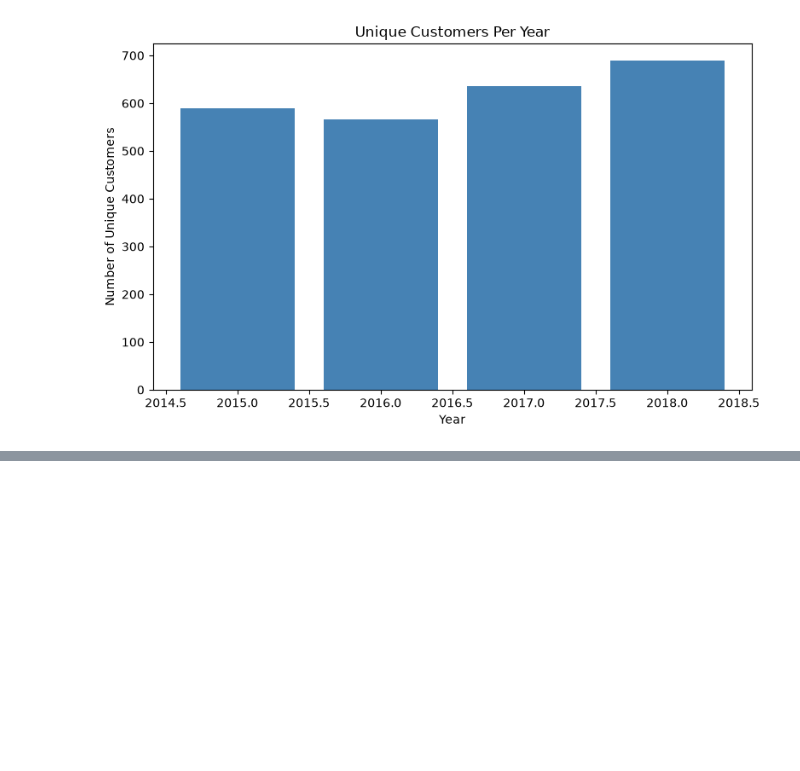
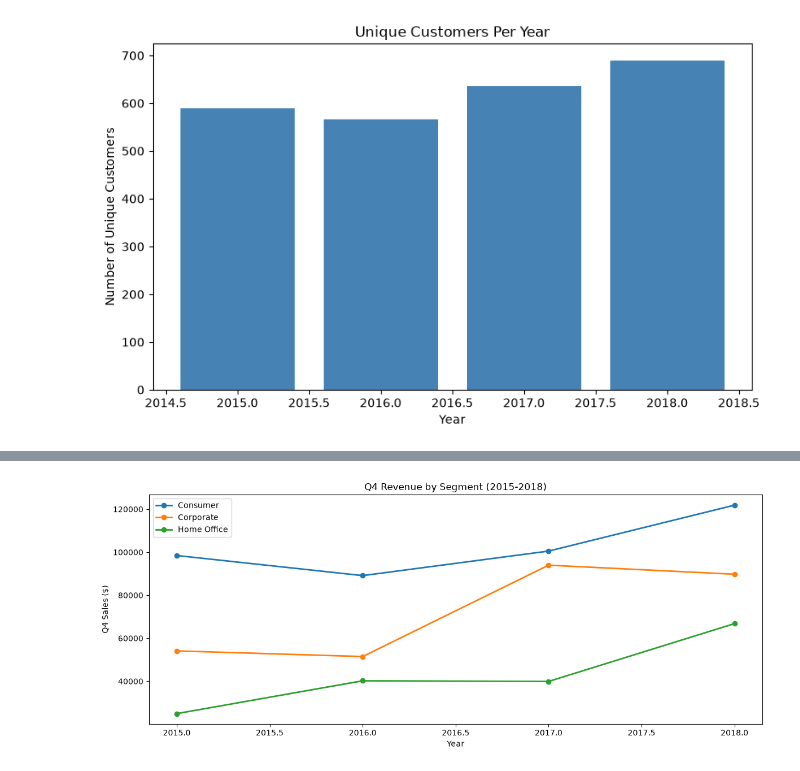
Before and after one commit to AhmadTaha05/superstore-sales-analysis, a Jupyter notebook: notebooks/01_eda.ipynb, the cells around one changed output, grey strips where cells are left out. Cells and saved outputs as stored; diff of their text form; code cells hidden in the pictures; blank space fills up the shorter version.

```diff
--- a/notebooks/01_eda.ipynb
+++ b/notebooks/01_eda.ipynb
@@ -312,0 +404,18 @@ plt.show()
+# %%
+q4_segment=q4.groupby(['order_year','Segment'])['Sales'].sum().reset_index()
+q4_segment.columns = ['year', 'Segment', 'q4_sales']
+
+plt.figure(figsize=(12, 5))
+for segment in q4_segment['Segment'].unique():
+    data = q4_segment[q4_segment['Segment'] == segment]
+    plt.plot(data['year'], data['q4_sales'], marker='o', label=segment, linewidth=2)
+
+plt.title('Q4 Revenue by Segment (2015-2018)')
+plt.xlabel('Year')
+plt.ylabel('Q4 Sales ($)')
+plt.legend()
+plt.tight_layout()
+plt.savefig('../data/processed/q4_segment.png', dpi=150)
+plt.show()
+# %% [output]
+[figure, added]
```
Also changed, not shown: parts of 3 cells of this notebook, 3 other files.
